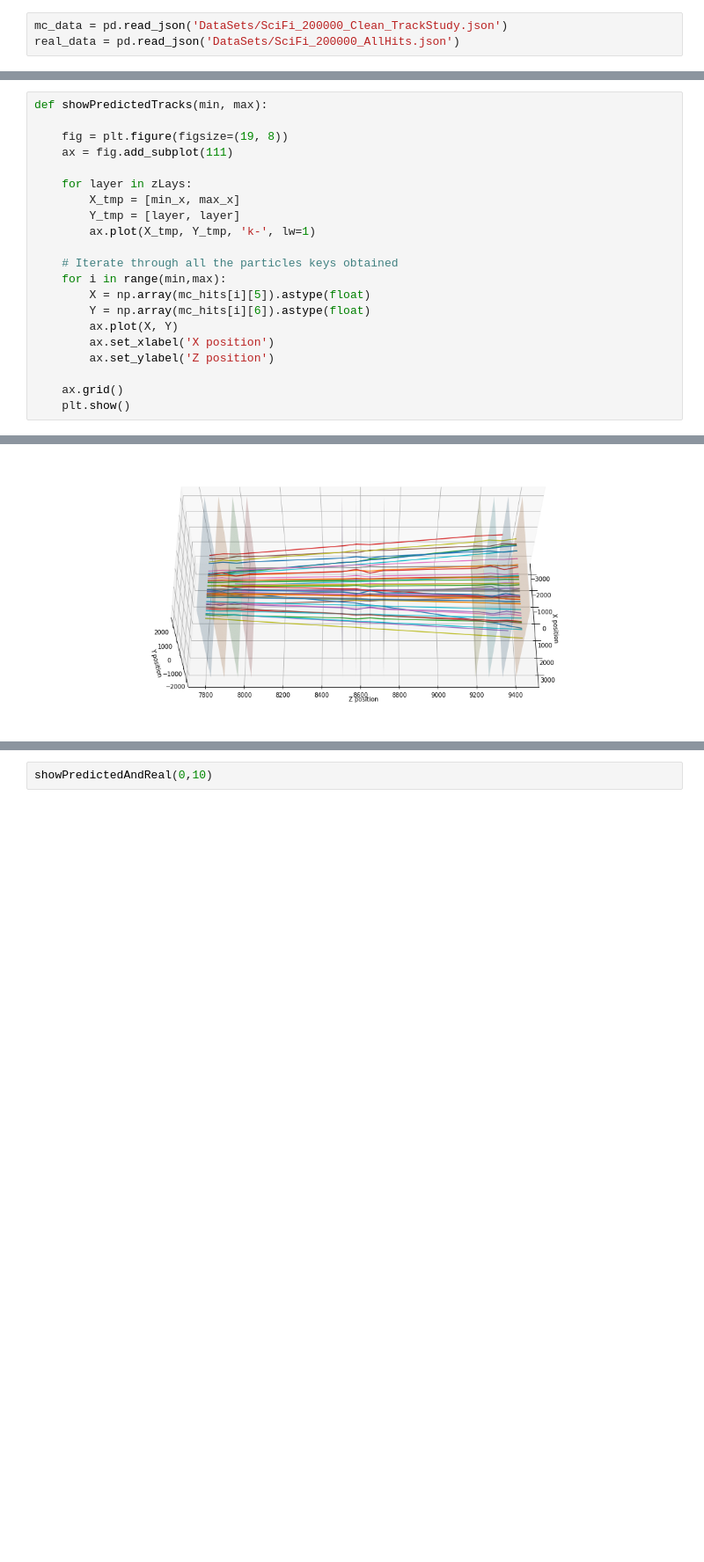
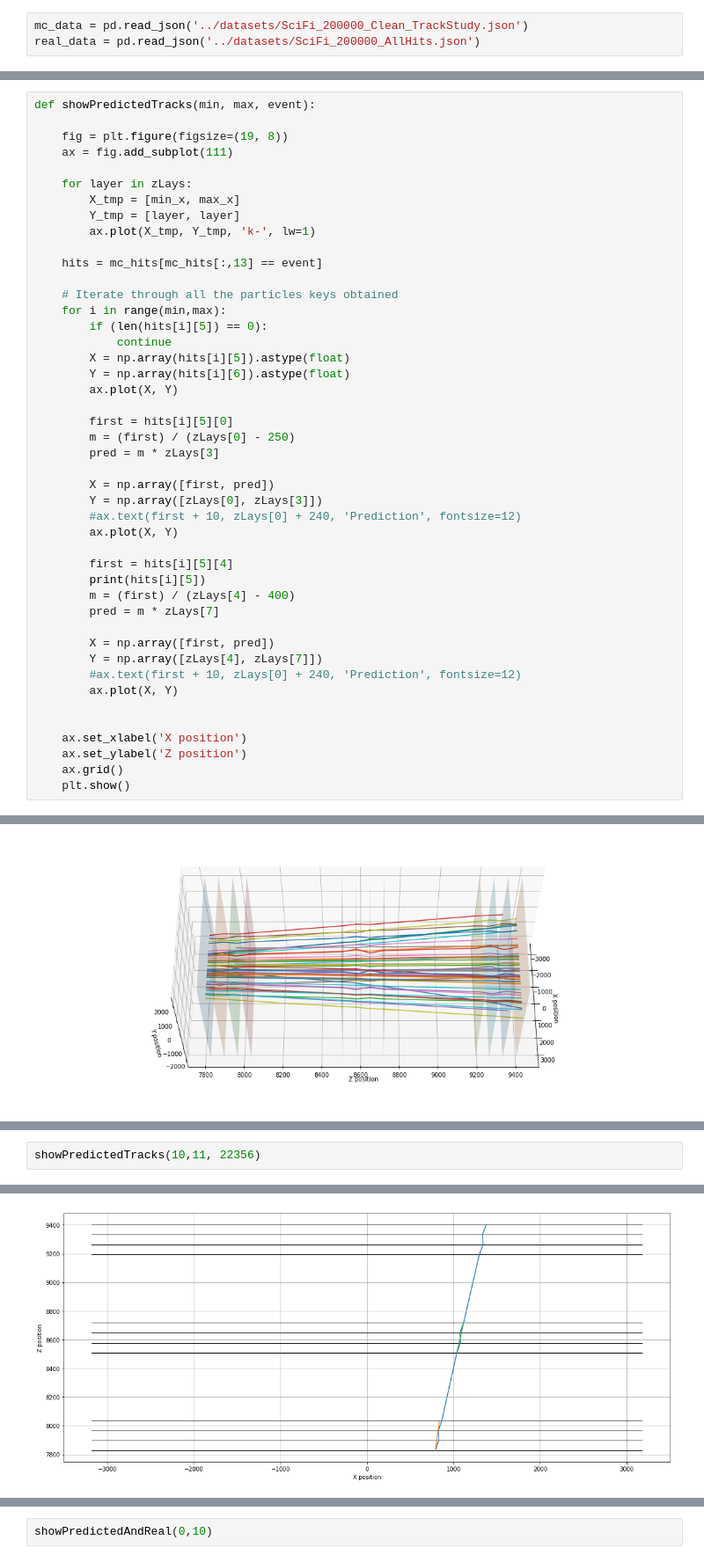
Before and after one commit to gabrielcammany/LHCb-CERN, a Jupyter notebook: notebooks/Plot_Clean_TrackStudy.ipynb, the cells around one changed output, grey strips where cells are left out. Shown at 88% size. Cells and saved outputs as stored; diff of their text form; blank space fills up the shorter version.

Commit message:
Updated Hybrid Seeding Model and differents plots to understand data

```diff
--- a/notebooks/Plot_Clean_TrackStudy.ipynb
+++ b/notebooks/Plot_Clean_TrackStudy.ipynb
@@ -4,8 +4,8 @@ import pandas as pd
 import matplotlib.pyplot as plt
 from mpl_toolkits.mplot3d import Axes3D
 # %%
-mc_data = pd.read_json('DataSets/SciFi_200000_Clean_TrackStudy.json')
-real_data = pd.read_json('DataSets/SciFi_200000_AllHits.json')
+mc_data = pd.read_json('../datasets/SciFi_200000_Clean_TrackStudy.json')
+real_data = pd.read_json('../datasets/SciFi_200000_AllHits.json')
 # %%
 ###### Data columns
 i = 0
@@ -151,5 +169,5 @@ print(Y.shape)
 # %%
-def showPredictedTracks(min, max):
+def showPredictedTracks(min, max, event):
 
     fig = plt.figure(figsize=(19, 8))
     ax = fig.add_subplot(111)
@@ -159,14 +177,38 @@ def showPredictedTracks(min, max):
         Y_tmp = [layer, layer]
         ax.plot(X_tmp, Y_tmp, 'k-', lw=1)
 
+    hits = mc_hits[mc_hits[:,13] == event]
+
     # Iterate through all the particles keys obtained
     for i in range(min,max):
-        X = np.array(mc_hits[i][5]).astype(float)
-        Y = np.array(mc_hits[i][6]).astype(float)
+        if (len(hits[i][5]) == 0):
+            continue
+        X = np.array(hits[i][5]).astype(float)
+        Y = np.array(hits[i][6]).astype(float)
         ax.plot(X, Y)
-        ax.set_xlabel('X position')
-        ax.set_ylabel('Z position')
 
+        first = hits[i][5][0]
+        m = (first) / (zLays[0] - 250)
+        pred = m * zLays[3]
+
+        X = np.array([first, pred])
+        Y = np.array([zLays[0], zLays[3]])
+        #ax.text(first + 10, zLays[0] + 240, 'Prediction', fontsize=12)
+        ax.plot(X, Y)
+
+        first = hits[i][5][4]
+        print(hits[i][5])
+        m = (first) / (zLays[4] - 400)
+        pred = m * zLays[7]
+
+        X = np.array([first, pred])
+        Y = np.array([zLays[4], zLays[7]])
+        #ax.text(first + 10, zLays[0] + 240, 'Prediction', fontsize=12)
+        ax.plot(X, Y)
+
+
+    ax.set_xlabel('X position')
+    ax.set_ylabel('Z position')
     ax.grid()
     plt.show()
 # %%
@@ -191,0 +230,3 @@ showPredictedTracks(0,20)
+# %%
+showPredictedTracks(10,11, 22356)
+# %% [output]
@@ -192,3 +234,4 @@ showPredictedTracks(0,20)
+[figure, added]
 # %%
 def showPredictedAndReal(min, max):
 
```
Also changed, not shown: parts of 7 cells of this notebook, 2 other files.
